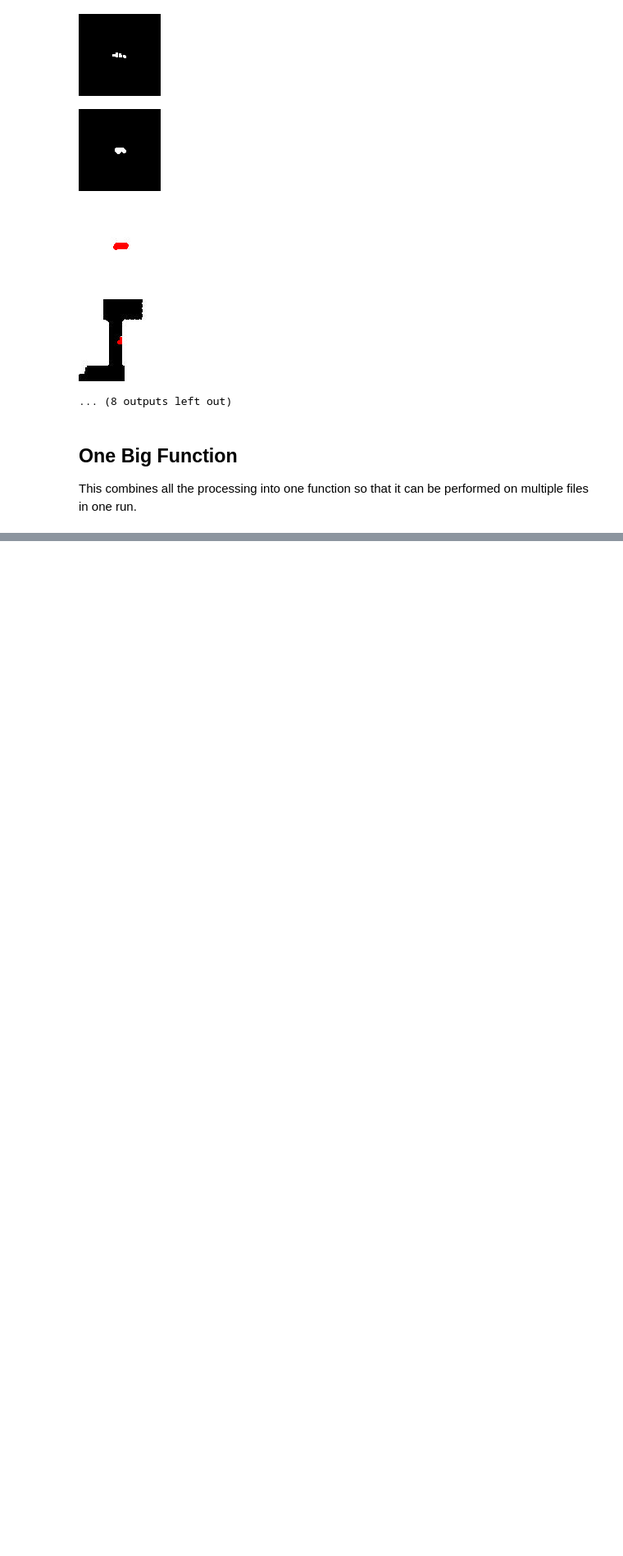
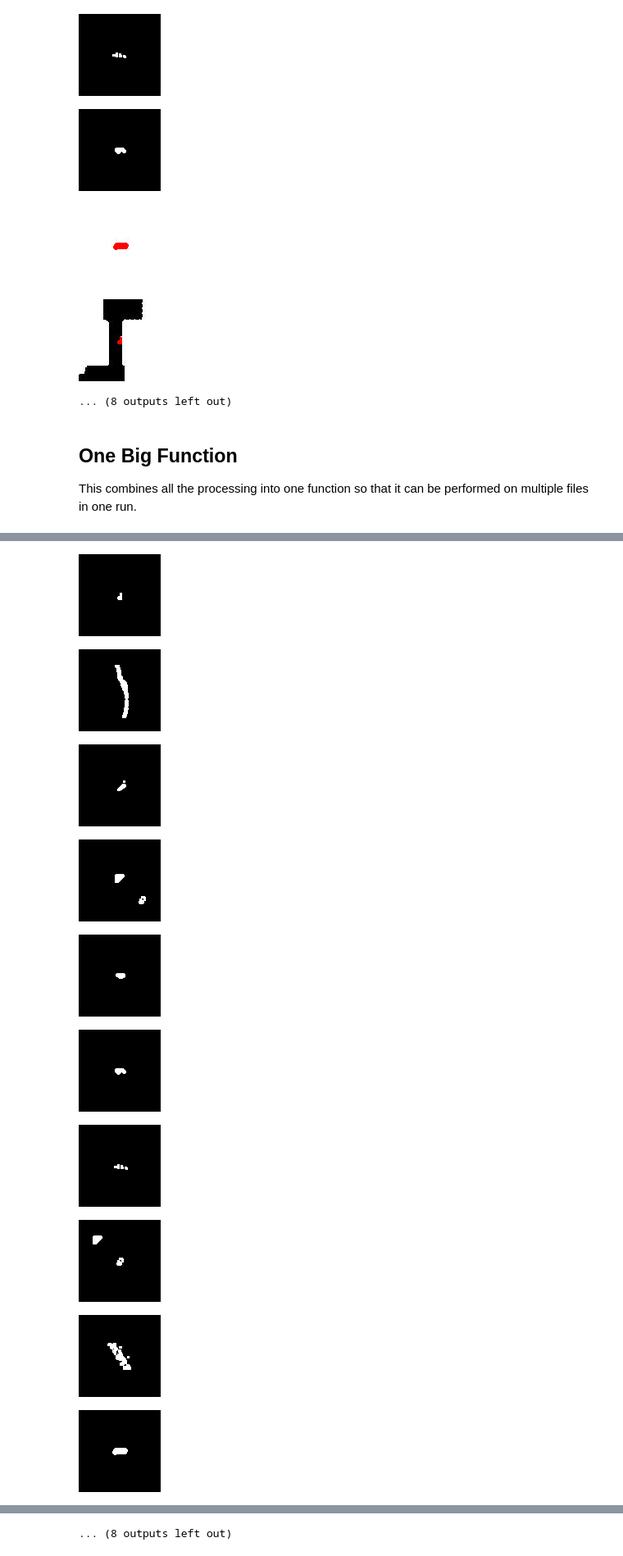
Before and after one commit to DevakMurali/VisualMLGroup2, a Jupyter notebook: Image_Processing.ipynb, the cells around one changed output, grey strips where cells are left out. Shown at 82% size. Saved outputs shown, nothing was run; the diff lists cells and outputs as text; code cells hidden in the pictures; blank space fills up the shorter version.

Commit message:
Can now process and create data/labels (UNTESTED)

```diff
--- a/Image_Processing.ipynb
+++ b/Image_Processing.ipynb
@@ -271,0 +281,77 @@ for image in context_defects:
+# %%
+def gen_deepPCB_morphology_images(template, test, labelfile,\
+                                  padding_width=50,\
+                                  padding_height=50,\
+                                  image_width=100,\
+                                  image_height=100):
+  PADDING_WIDTH = padding_width
+  PADDING_HEIGHT = padding_height
+  IMAGE_WIDTH = image_width
+  IMAGE_HEIGHT = image_height
+
+  im = cv.imread(template)
+  im2 = cv.imread(test)
+
+  sub = cv.bitwise_xor(im, im2)
+
+  sub_expanded = cv.copyMakeBorder(sub, PADDING_HEIGHT, PADDING_HEIGHT, PADDING_WIDTH, PADDING_WIDTH, cv.BORDER_CONSTANT, value=0)
+
+  sub_filter = cv.morphologyEx(sub_expanded, cv.MORPH_OPEN, np.ones((3, 3)))
+
+  _, sub_thresh = cv.threshold(sub_filter, 127, 255, cv.THRESH_BINARY)
+
+  context_image = cv.copyMakeBorder(im, PADDING_HEIGHT, PADDING_HEIGHT, PADDING_WIDTH, PADDING_WIDTH, cv.BORDER_CONSTANT, value=(255, 255, 255))
+  ml_image = cv.morphologyEx(sub_filter, cv.MORPH_ERODE, np.ones((9, 9)))
+
+  imgray = cv.cvtColor(sub_thresh, cv.COLOR_BGR2GRAY)
+  ret, thresh = cv.threshold(imgray, 127, 255, 0)
+
+  contours, hierarchy = cv.findContours(imgray, cv.RETR_TREE, cv.CHAIN_APPROX_SIMPLE)
+
+  cv.drawContours(context_image, contours, -1, (0, 0, 255), -1)
+  cv.drawContours(ml_image, contours, -1, (255, 255, 255), -1)
+
+  file = open(labelfile, "r")
+  defect_lines = file.readlines()
+  file.close()
+
+  defect_info = [x.split(" ") for x in defect_lines]
+
+  centers = [((int(x[0]) + int(x[2])) / 2 + PADDING_WIDTH, (int(x[1]) + int(x[3])) / 2 + PADDING_HEIGHT, x[4]) for x in defect_info]
+
+  ml_defects = []
+  context_defects = []
+
+  for point in centers:
+    l_side_x = int(point[0] - IMAGE_WIDTH / 2)
+    r_side_x = int(point[0] + IMAGE_WIDTH / 2)
+    top_side_y = int(point[1] - IMAGE_HEIGHT / 2)
+    bottom_side_y = int(point[1] + IMAGE_HEIGHT / 2)
+
+    ml_defects.append(ml_image[top_side_y:bottom_side_y, l_side_x:r_side_x])
+    context_defects.append(context_image[top_side_y:bottom_side_y, l_side_x:r_side_x])
+
+  return ml_defects, context_defects
+
+ml_defects, context_defects = gen_deepPCB_morphology_images(\
+        '/content/drive/MyDrive/ENEE439D Project/00041000_temp.jpg', \
+        '/content/drive/MyDrive/ENEE439D Project/00041000_test.jpg', \
+        '/content/drive/MyDrive/ENEE439D Project/00041000.txt')
+
+for image in ml_defects:
+  cv2_imshow(image)
+  print("")
+for image in context_defects:
+  cv2_imshow(image)
+  print("")
+# %% [output]
+[figure, added]
+[figure, added]
+[figure, added]
+[figure, added]
+[figure, added]
+[figure, added]
+[figure, added]
+[figure, added]
+[figure, added]
+[figure, added]
@@ -271,0 +360 @@ for image in context_defects:
+... (8 outputs left out)
```
Also changed, not shown: parts of 5 cells of this notebook.
